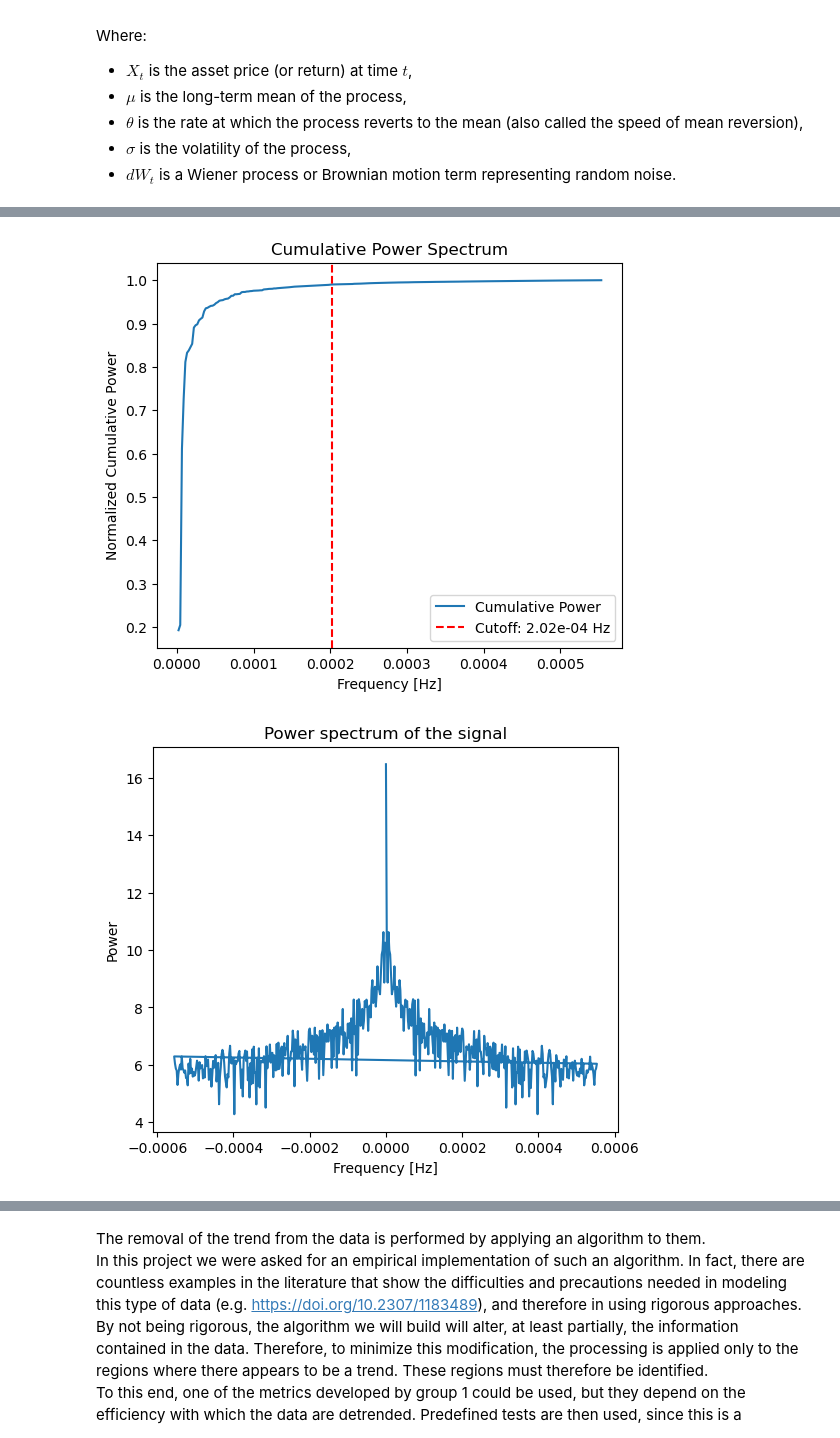
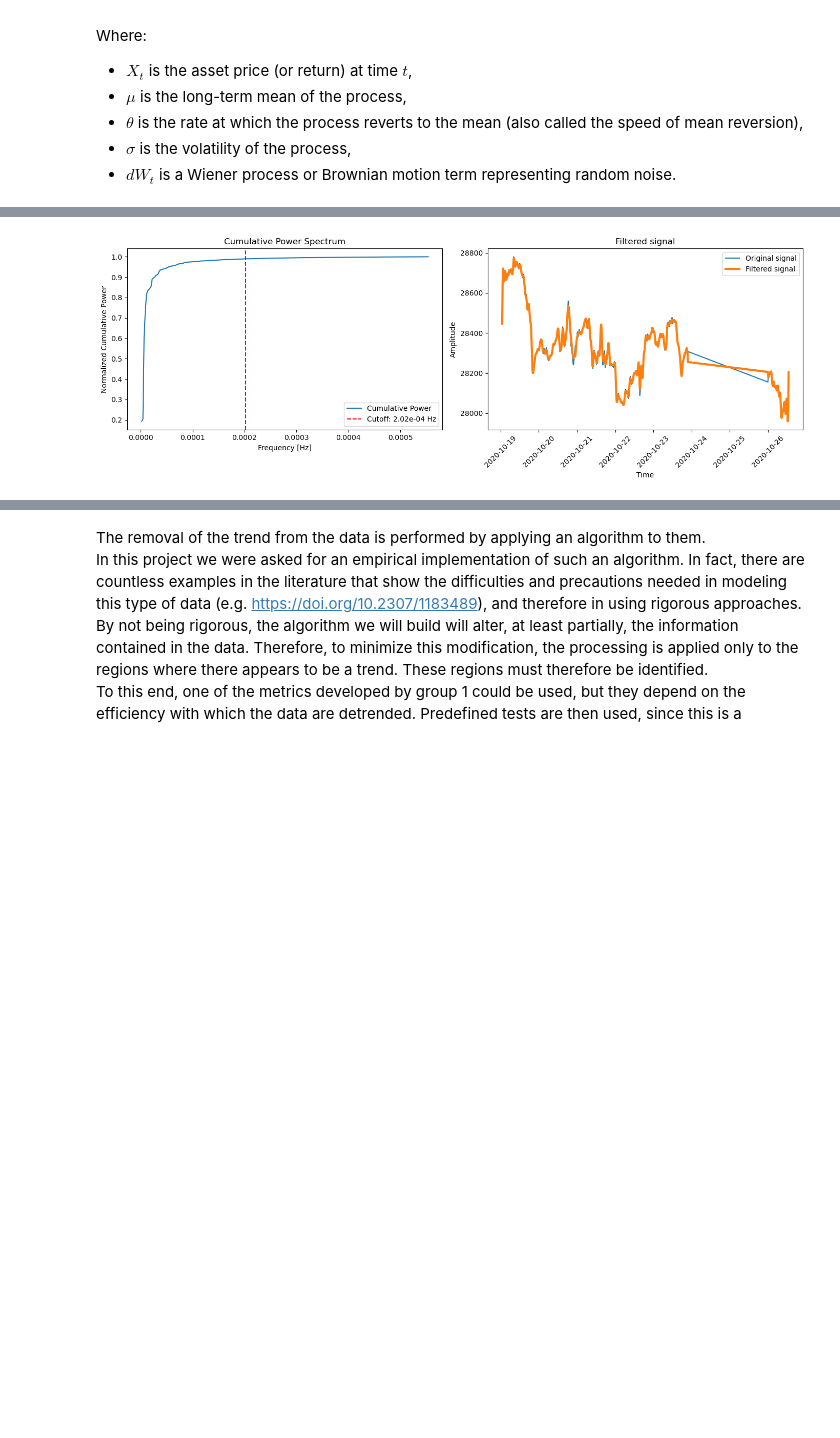
Before and after one commit to pietro-biliato/LCP_project, a Jupyter notebook: XSOR_report_final.ipynb, the cells around one changed output, grey strips where cells are left out. Cells and saved outputs as stored; diff of their text form; code cells hidden in the pictures; blank space fills up the shorter version.

Commit message:
updated report and data

```diff
--- a/XSOR_report_final.ipynb
+++ b/XSOR_report_final.ipynb
@@ -228,39 +186,44 @@ def filter_signal_by_auc(sig, datetime_index, time_step=15*60, discard_fraction=
 # %%
-#Import and clean data
+# Import and clean data
 from functions import *
 import numpy as np
+import pandas as pd
 import matplotlib.pyplot as plt
 from scipy.fftpack import fft, ifft, fftfreq
 from hurst import compute_Hc
 
-# Example usage:
 # Load the data
 df, close_data = import_data("data_M15/DJ_M15_202009240845_202411131015.csv")
 
 # Select the data range for analysis
 t_min = 1500
 t_max = 2000
 
 # Extract the signal and its datetime index
 sig = close_data[t_min:t_max]
 datetime_index = close_data.index[t_min:t_max]
 
-# Call the filter_signal function from functions module
-#filtered_sig_series = functions.filter_signal(sig, datetime_index, time_step=15*60, freq_factor=10)
-filtered_sig_series=filter_signal_by_auc(sig, datetime_index, time_step=15*60, discard_fraction=0.01, plot_spectrum=True)
-filter_signal(sig, datetime_index,plot=True)
+fig, axes = plt.subplots(nrows=1, ncols=2, figsize=(14, 5))
 
-# Plot the original and filtered signal
-plt.figure(figsize=(6, 5))
-plt.plot(datetime_index, sig, label='Original signal')
-plt.plot(datetime_index, filtered_sig_series, linewidth=3, label='Filtered signal')
-plt.xlabel('Time')
-plt.ylabel('Amplitude')
-plt.legend(loc='best')
-plt.title("Filtered signal")
-plt.xticks(rotation=45)
+#Call the function and pass the first axis (axes[0]) for the spectrum plot
+filtered_sig_series = filter_signal_by_auc(
+    sig,
+    datetime_index,
+    time_step=15*60,
+    discard_fraction=0.01,
+    ax=axes[0]
+)
+
+#Plot the original and filtered signal on the second axis (axes[1])
+axes[1].plot(datetime_index, sig, label='Original signal')
+axes[1].plot(datetime_index, filtered_sig_series, linewidth=3, label='Filtered signal')
+axes[1].set_xlabel('Time')
+axes[1].set_ylabel('Amplitude')
+axes[1].legend(loc='best')
+axes[1].set_title("Filtered signal")
+axes[1].tick_params(axis='x', rotation=45)
+
 plt.tight_layout()
 plt.show()
 # %% [output]
-[figure, old version]
+[figure, new version]
-[figure, removed]
```
Also changed, not shown: parts of 58 cells of this notebook, 4 other files.
